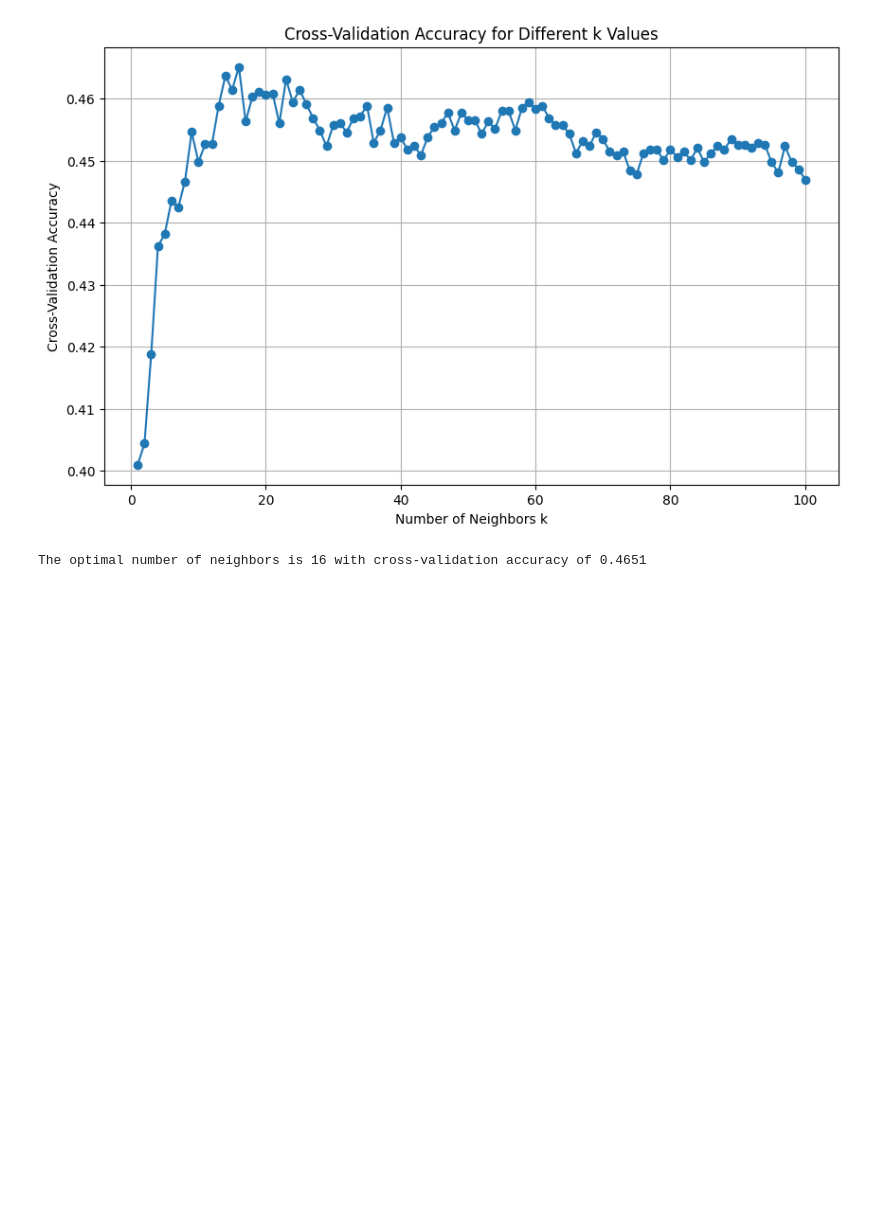
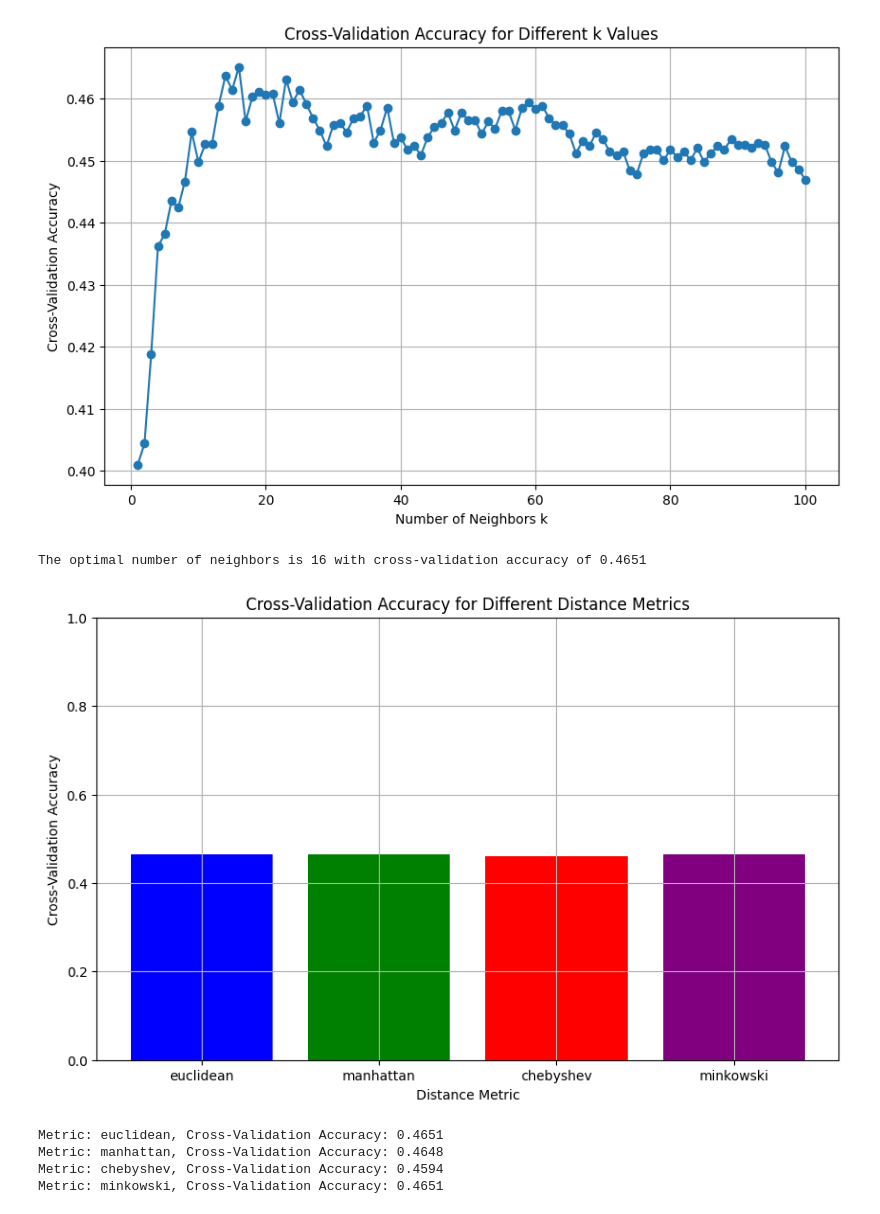
Before and after one commit to cepdnaclk/e19-co544-Hand-Tremor-Based-Biometric-Recognition, a Jupyter notebook: code/KNN.ipynb, the cells around one changed output. Cells and saved outputs as stored; diff of their text form; code cells hidden in the pictures; blank space fills up the shorter version.

Commit message:
plot accuracy with different parameters for knn

```diff
--- a/code/KNN.ipynb
+++ b/code/KNN.ipynb
@@ -92,3 +92,33 @@ print(f"The optimal number of neighbors is {optimal_k} with cross-validation acc
 # %% [output]
 [figure]
 The optimal number of neighbors is 16 with cross-validation accuracy of 0.4651
+# %%
+distance_metrics = ['euclidean', 'manhattan', 'chebyshev', 'minkowski']
+
+# Store cross-validation scores for each metric
+cv_scores = {}
+
+# Perform cross-validation for each distance metric
+for metric in distance_metrics:
+    knn = KNeighborsClassifier(metric=metric, n_neighbors=16)
+    scores = cross_val_score(knn, X_train, y_train, cv=10, scoring='accuracy')
+    cv_scores[metric] = scores.mean()
+
+# Plot the cross-validation accuracy for each distance metric
+plt.figure(figsize=(10, 6))
+plt.bar(cv_scores.keys(), cv_scores.values(), color=['blue', 'green', 'red', 'purple'])
+plt.title('Cross-Validation Accuracy for Different Distance Metrics')
+plt.xlabel('Distance Metric')
+plt.ylabel('Cross-Validation Accuracy')
+plt.ylim(0.0, 1.0)  # Adjust the y-axis for better visualization
+plt.grid(True)
+plt.show()
+
+for metric, score in cv_scores.items():
+    print(f"Metric: {metric}, Cross-Validation Accuracy: {score:.4f}")
+# %% [output]
+[figure, added]
+Metric: euclidean, Cross-Validation Accuracy: 0.4651
+Metric: manhattan, Cross-Validation Accuracy: 0.4648
+Metric: chebyshev, Cross-Validation Accuracy: 0.4594
+Metric: minkowski, Cross-Validation Accuracy: 0.4651
```
